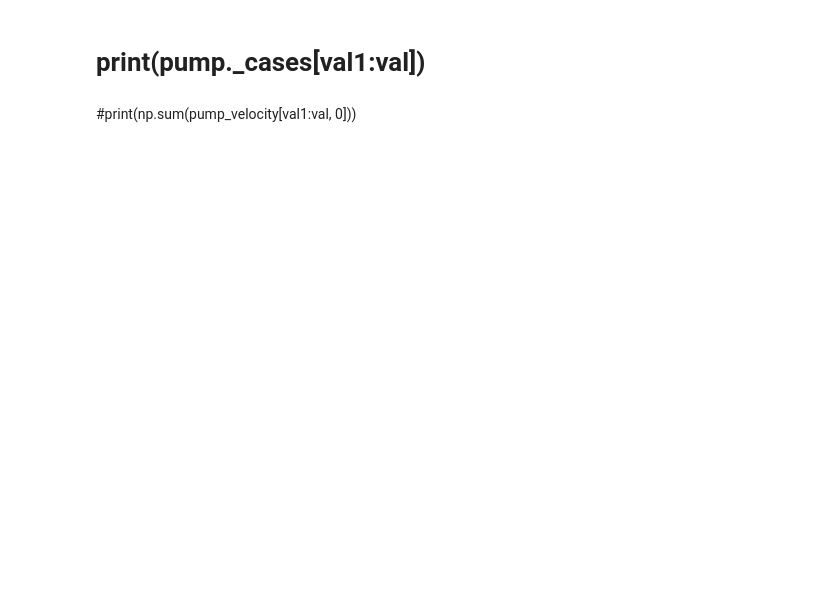
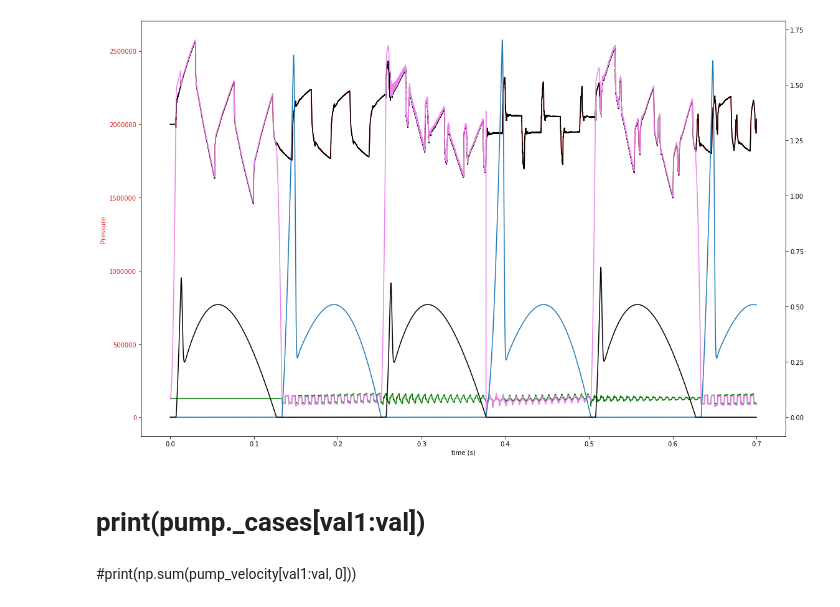
Before and after one commit to DHaspel/cavsim, a Jupyter notebook: jupyter/CavSimTry2.ipynb, the cells around one changed output. Saved outputs shown, nothing was run; the diff lists cells and outputs as text; code cells hidden in the pictures; blank space fills up the shorter version.

```diff
--- a/jupyter/CavSimTry2.ipynb
+++ b/jupyter/CavSimTry2.ipynb
@@ -190,7 +191,7 @@ fig, ax1 = plt.subplots(figsize=(16, 10))
 #plt.plot(vfield[:,0])
 #plt.plot(1, 2, 2)
 val1 = 0
-val = -25000
+val = -1
 #val1 = 0
 #val = -1
 
@@ -231,33 +232,35 @@ color = 'tab:red'
 ax1.set_xlabel('time (s)')
 ax1.set_ylabel('Pressure', color=color)
 #ax1.set_ylim(0e5, 20e5)
 #ax1.plot(time[val1:val], pfield1[val1:val, 1], color='red')
 #ax1.plot(time[val1:val], pfield2[val1:val, -2], color='green')
 ax1.tick_params(axis='y', labelcolor=color)
 
 
 ax2 = ax1.twinx()  # instantiate a second axes that shares the same x-axis
 
 color = 'tab:blue'
 ax2.plot(time[val1:val], disfield[val1:val, 0]*1000, color=color)  # we already handled the x-label with ax1
 ax2.plot(time[val1:val], values[val1:val, 0]*1000, color = 'black')
 #ax2.plot(time[val1:val], contact_pressure_force[val1:val, 0], color = 'green')
 #ax2.plot(time[val1:val], spring_force[val1:val, 0], color = 'green')
 #ax2.plot(time[val1:val], contact_pressure_force[val1:val, 0]+lower_pressure_force[val1:val, 0], color = 'black')
 #ax2.plot(time[val1:val], flow_force[val1:val, 0]-spring_force[val1:val, 0], color = 'red')
 #ax2.plot(time[val1:val], zeta[val1:val, 0], color='green')
 #ax2.plot(time[val1:val], flow_field[val1:val, 0], color='black')
 #ax2.tick_params(axis='y', labelcolor=color)
 
 #plt.subplot(1, 2, 1)
 #plt.plot(time[val1:val], disfield[val1:val, 0]*1000, color='black')
 #plt.plot(time[val1:val], pump(time[val1:val]))
 #plt.plot(time[val1:val], velfield[val1:val, 0], color='blue')
 #plt.plot(time[val1:val], pfield2[val1:val, 1], color='red')
 #pltplot(time[val1:val], pfield1[val1:val, -2], color='green')
 #plt.ylim(-2e3, 2e3)
 fig.tight_layout()
 plt.show()
+# %% [output]
+[figure, added]
 # %% [markdown]
 # print(pump._cases[val1:val])
 # %%
```
Also changed, not shown: parts of 1 cell of this notebook, 2 other files.
